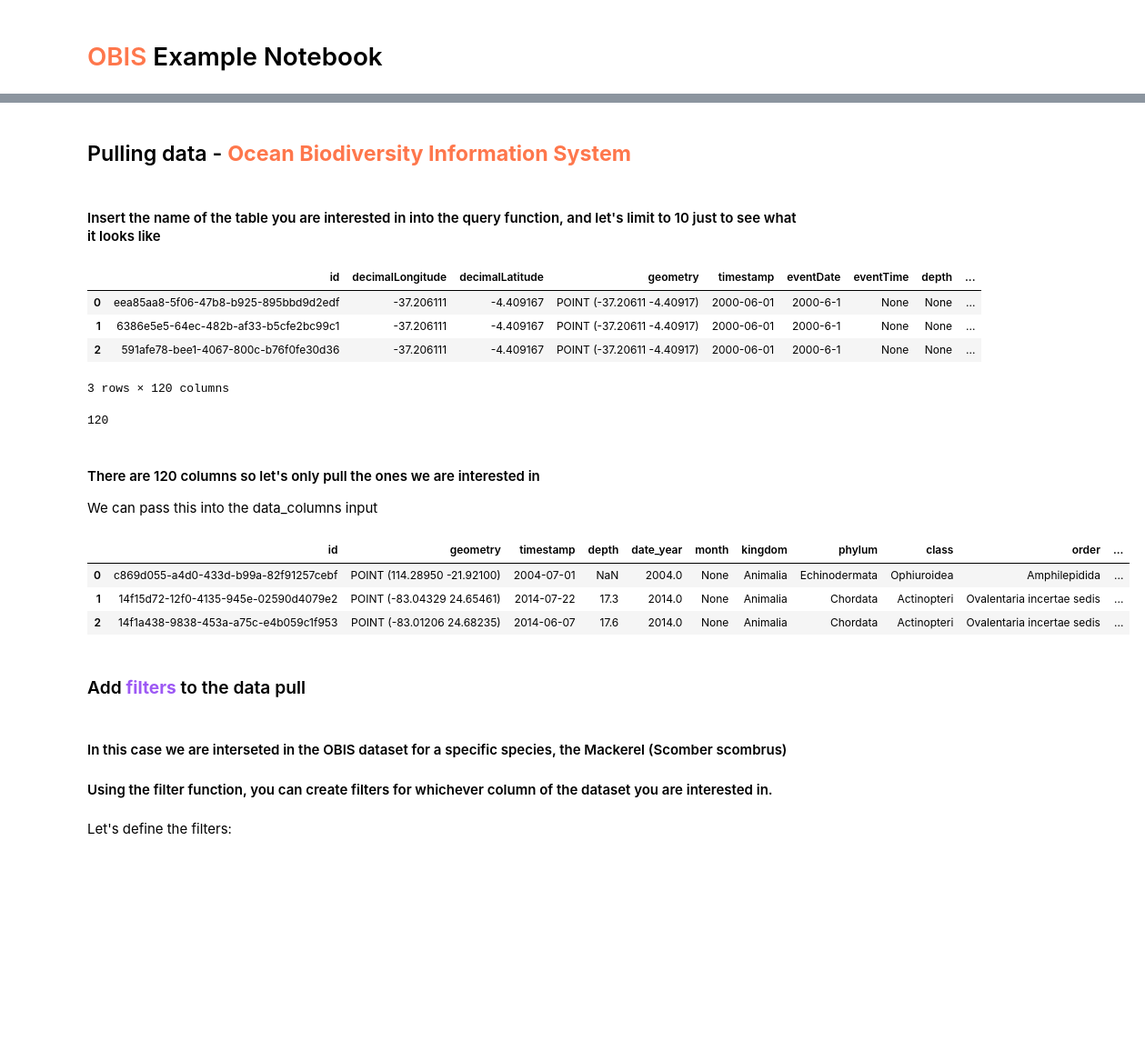
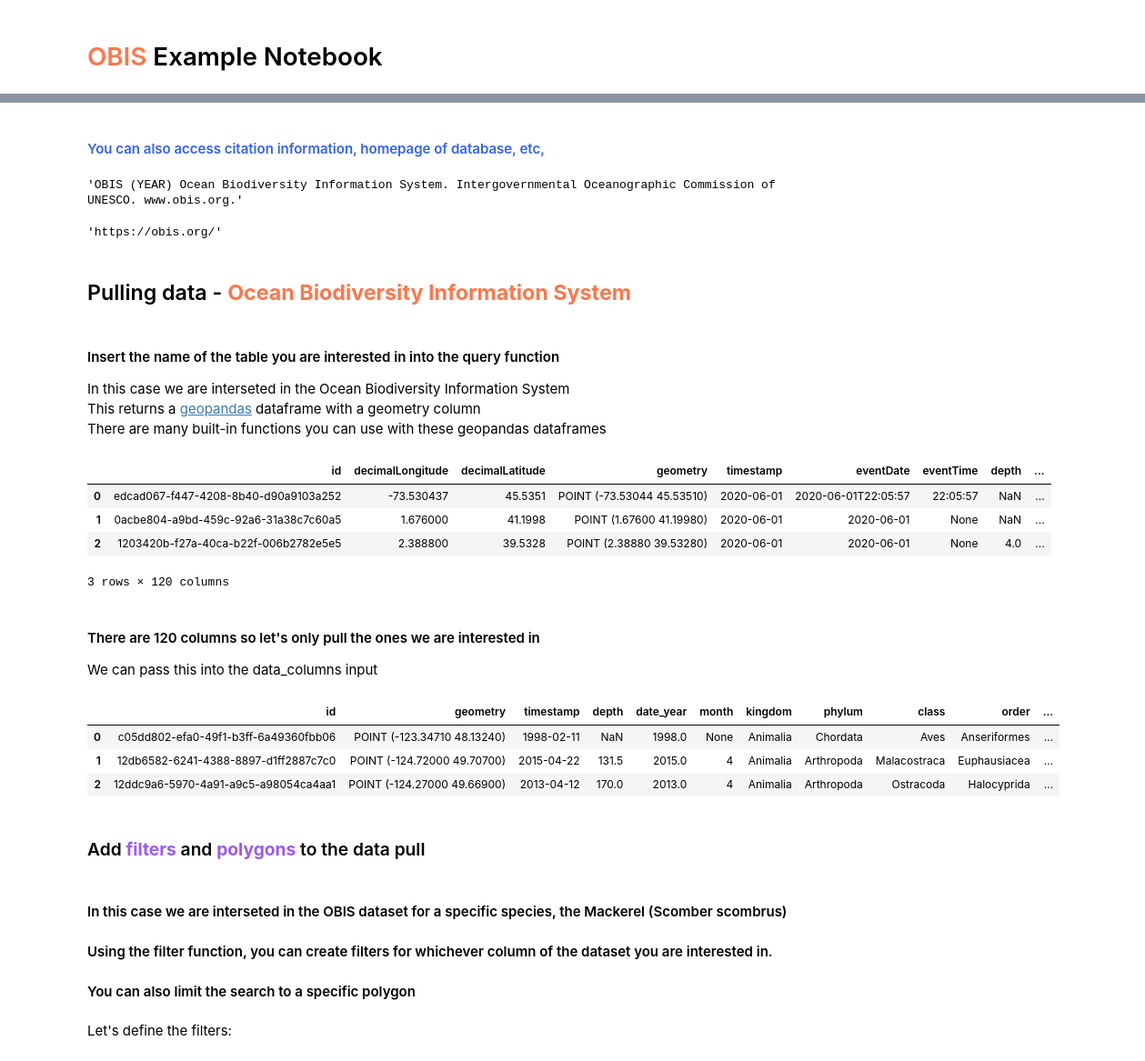
Before and after one commit to C4IROcean/OceanDataConnector, a Jupyter notebook: data/OBIS/OBIS.ipynb, the cells around one changed output, grey strips where cells are left out. Shown at 91% size. Drawn from its saved outputs; the diff is of its cells as text; code cells hidden in the pictures; blank space fills up the shorter version.

```diff
--- a/data/OBIS/OBIS.ipynb
+++ b/data/OBIS/OBIS.ipynb
@@ -32,54 +54,65 @@ db.datasets
+# %% [markdown]
+#### <span style='color:#3464eb'>You can also access citation information, homepage of database, etc,
+# %%
+db.datasets.loc['Ocean Biodiversity Information System'].citation
+# %% [output]
+'OBIS (YEAR) Ocean Biodiversity Information System. Intergovernmental Oceanographic Commission of UNESCO. www.obis.org.'
+# %%
+db.datasets.loc['Ocean Biodiversity Information System'].homepage
+# %% [output]
+'https://obis.org/'
 # %% [markdown]
 ## Pulling data - <span style='color:#FE774C'> **Ocean Biodiversity Information System** </span>
 # %% [markdown]
-#### Insert the name of the table you are interested in into the query function, and let's limit to 10 just to see what it looks like
+#### Insert the name of the table you are interested in into the query function
+In this case we are interseted in the Ocean Biodiversity Information System<br>
+This returns a [geopandas](https://geopandas.org/en/stable/docs.html) dataframe with a geometry column<br>
+There are many built-in functions you can use with these geopandas dataframes
 # %%
-df = db.query(
-    "OBIS Biodiversity", date_from="2000-06-01", date_to="2000-08-31", limit=10
-)
+df=db.query('Ocean Biodiversity Information System',
+            date_from='2020-06-01',
+            date_to='2020-07-01',
+            limit=100)
 df.head(3)
 # %% [output]
 |  | id | decimalLongitude | decimalLatitude | geometry | timestamp | eventDate | eventTime | depth | ... |
-| 0 | eea85aa8-5f06-47b8-b925-895bbd9d2edf | -37.206111 | -4.409167 | POINT (-37.20611 -4.40917) | 2000-06-01 | 2000-6-1 | None | None | ... |
-| 1 | 6386e5e5-64ec-482b-af33-b5cfe2bc99c1 | -37.206111 | -4.409167 | POINT (-37.20611 -4.40917) | 2000-06-01 | 2000-6-1 | None | None | ... |
-| 2 | 591afe78-bee1-4067-800c-b76f0fe30d36 | -37.206111 | -4.409167 | POINT (-37.20611 -4.40917) | 2000-06-01 | 2000-6-1 | None | None | ... |
+| 0 | edcad067-f447-4208-8b40-d90a9103a252 | -73.530437 | 45.5351 | POINT (-73.53044 45.53510) | 2020-06-01 | 2020-06-01T22:05:57 | 22:05:57 | NaN | ... |
+| 1 | 0acbe804-a9bd-459c-92a6-31a38c7c60a5 | 1.676000 | 41.1998 | POINT (1.67600 41.19980) | 2020-06-01 | 2020-06-01 | None | NaN | ... |
+| 2 | 1203420b-f27a-40ca-b22f-006b2782e5e5 | 2.388800 | 39.5328 | POINT (2.38880 39.53280) | 2020-06-01 | 2020-06-01 | None | 4.0 | ... |
 3 rows × 120 columns
-# %%
-len(df.columns)
-# %% [output]
-120
 # %% [markdown]
 #### There are 120 columns so let's only pull the ones we are interested in
 We can pass this into the data_columns input
 # %%
-cols_of_interest = [
-    "id",
-    "geometry",
-    "timestamp",
-    "depth",
-    "date_year",
-    "month",
-    "kingdom",
-    "phylum",
-    "class",
-    "order",
-    "family",
-    "genus",
-    "species",
-    "scientificName",
-]
+cols_of_interest = ['id',
+                    'geometry',
+                    'timestamp',
+                    'depth',
+                    'date_year',
+                    'month',
+                    'kingdom',
+                    'phylum',
+                    'class',
+                    'order',
+                    'family',
+                    'genus',
+                    'species',
+                    'scientificName']
 # %%
-df = db.query("OBIS Biodiversity", limit=10, data_columns=cols_of_interest)
+df=db.query('Ocean Biodiversity Information System',
+            limit=100,
+            data_columns=cols_of_interest)
 df.head(3)
 # %% [output]
 |  | id | geometry | timestamp | depth | date_year | month | kingdom | phylum | class | order | ... |
-| 0 | c869d055-a4d0-433d-b99a-82f91257cebf | POINT (114.28950 -21.92100) | 2004-07-01 | NaN | 2004.0 | None | Animalia | Echinodermata | Ophiuroidea | Amphilepidida | ... |
-| 1 | 14f15d72-12f0-4135-945e-02590d4079e2 | POINT (-83.04329 24.65461) | 2014-07-22 | 17.3 | 2014.0 | None | Animalia | Chordata | Actinopteri | Ovalentaria incertae sedis | ... |
-| 2 | 14f1a438-9838-453a-a75c-e4b059c1f953 | POINT (-83.01206 24.68235) | 2014-06-07 | 17.6 | 2014.0 | None | Animalia | Chordata | Actinopteri | Ovalentaria incertae sedis | ... |
+| 0 | c05dd802-efa0-49f1-b3ff-6a49360fbb06 | POINT (-123.34710 48.13240) | 1998-02-11 | NaN | 1998.0 | None | Animalia | Chordata | Aves | Anseriformes | ... |
+| 1 | 12db6582-6241-4388-8897-d1ff2887c7c0 | POINT (-124.72000 49.70700) | 2015-04-22 | 131.5 | 2015.0 | 4 | Animalia | Arthropoda | Malacostraca | Euphausiacea | ... |
+| 2 | 12ddc9a6-5970-4a91-a9c5-a98054ca4aa1 | POINT (-124.27000 49.66900) | 2013-04-12 | 170.0 | 2013.0 | 4 | Animalia | Arthropoda | Ostracoda | Halocyprida | ... |
 # %% [markdown]
-### Add <span style='color:#9D59F4'> **filters** </span> to the data pull
+### Add <span style='color:#9D59F4'> **filters** </span> and <span style='color:#9D59F4'> **polygons** </span>to the data pull
 # %% [markdown]
 #### In this case we are interseted in the OBIS dataset for a specific species, the Mackerel (Scomber scombrus)
 #### Using the filter function, you can create filters for whichever column of the dataset you are interested in.
+#### You can also limit the search to a specific polygon
 # %% [markdown]
 Let's define the filters:
```
Also changed, not shown: parts of 26 cells of this notebook.
